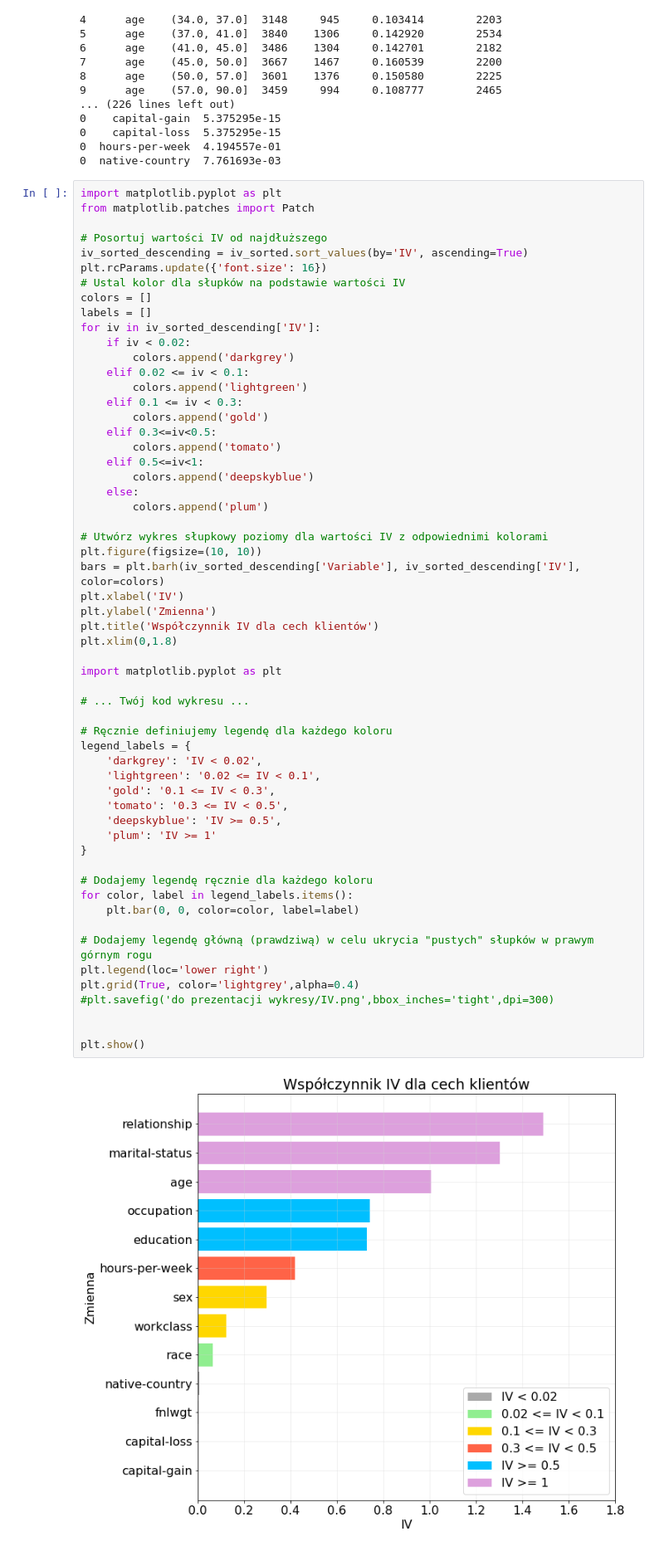
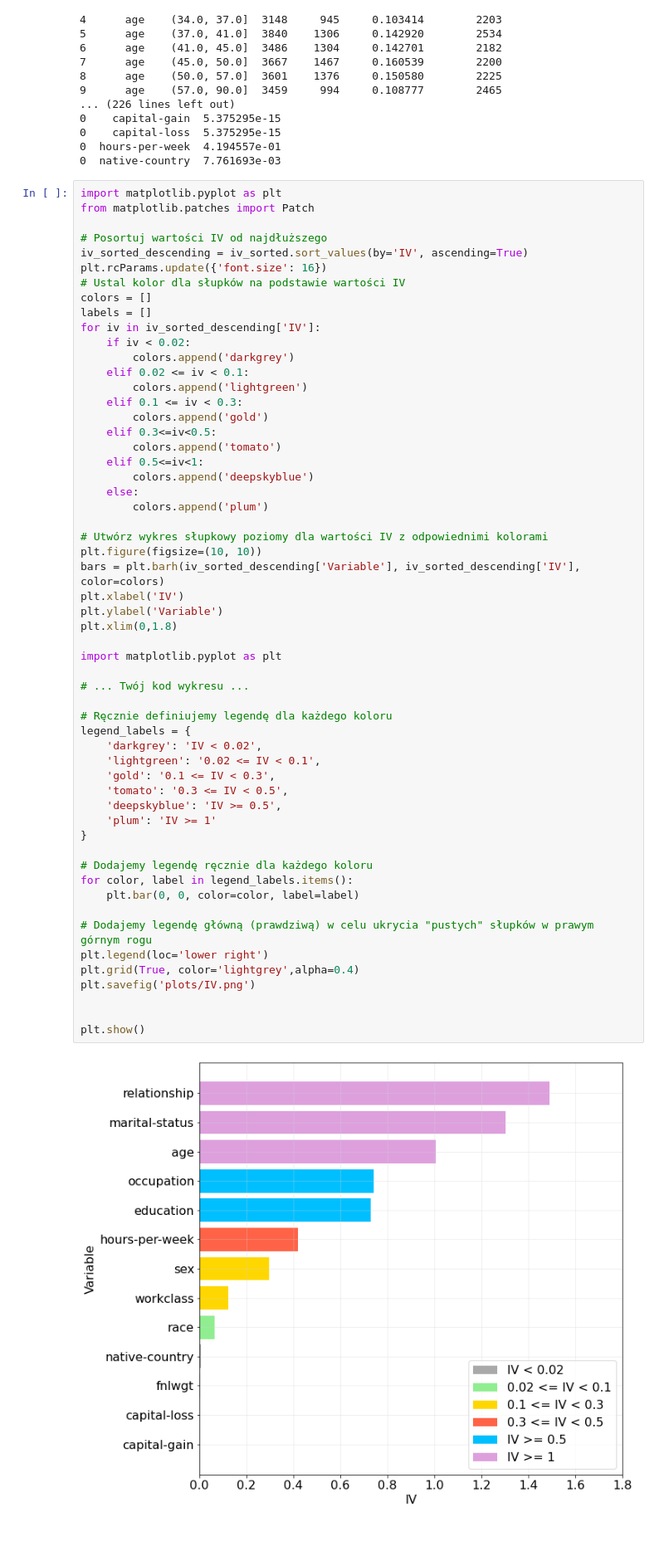
Before and after one commit to Paulina-Iwach/Data_Mining_Project, a Jupyter notebook: feature_selection.ipynb, the cells around one changed output. Shown at 83% size. Drawn from its saved outputs; the diff is of its cells as text.

```diff
--- a/feature_selection.ipynb
+++ b/feature_selection.ipynb
@@ -194,34 +195,33 @@ for iv in iv_sorted_descending['IV']:
 plt.figure(figsize=(10, 10))
 bars = plt.barh(iv_sorted_descending['Variable'], iv_sorted_descending['IV'], color=colors)
 plt.xlabel('IV')
-plt.ylabel('Zmienna')
-plt.title('Współczynnik IV dla cech klientów')
+plt.ylabel('Variable')
 plt.xlim(0,1.8)
 
 import matplotlib.pyplot as plt
 
 # ... Twój kod wykresu ...
 
 # Ręcznie definiujemy legendę dla każdego koloru
 legend_labels = {
     'darkgrey': 'IV < 0.02',
     'lightgreen': '0.02 <= IV < 0.1',
     'gold': '0.1 <= IV < 0.3',
     'tomato': '0.3 <= IV < 0.5',
     'deepskyblue': 'IV >= 0.5',
     'plum': 'IV >= 1'
 }
 
 # Dodajemy legendę ręcznie dla każdego koloru
 for color, label in legend_labels.items():
     plt.bar(0, 0, color=color, label=label)
 
 # Dodajemy legendę główną (prawdziwą) w celu ukrycia "pustych" słupków w prawym górnym rogu
 plt.legend(loc='lower right')
 plt.grid(True, color='lightgrey',alpha=0.4)
-#plt.savefig('do prezentacji wykresy/IV.png',bbox_inches='tight',dpi=300)
+plt.savefig('plots/IV.png')
 
 
 plt.show()
 # %% [output]
-[figure, old version]
+[figure, new version]
```
Also changed, not shown: parts of 1 cell of this notebook, 2 other files.
